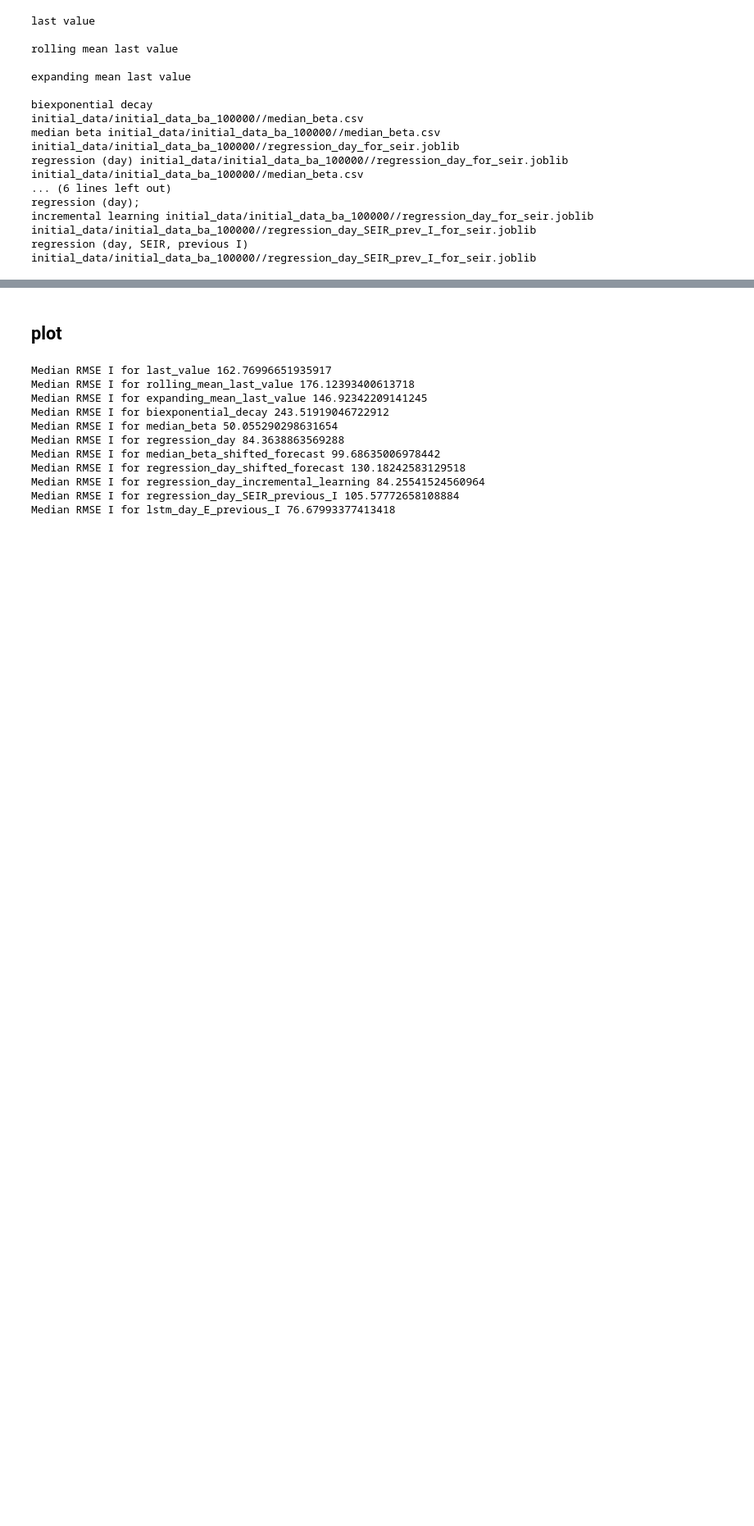
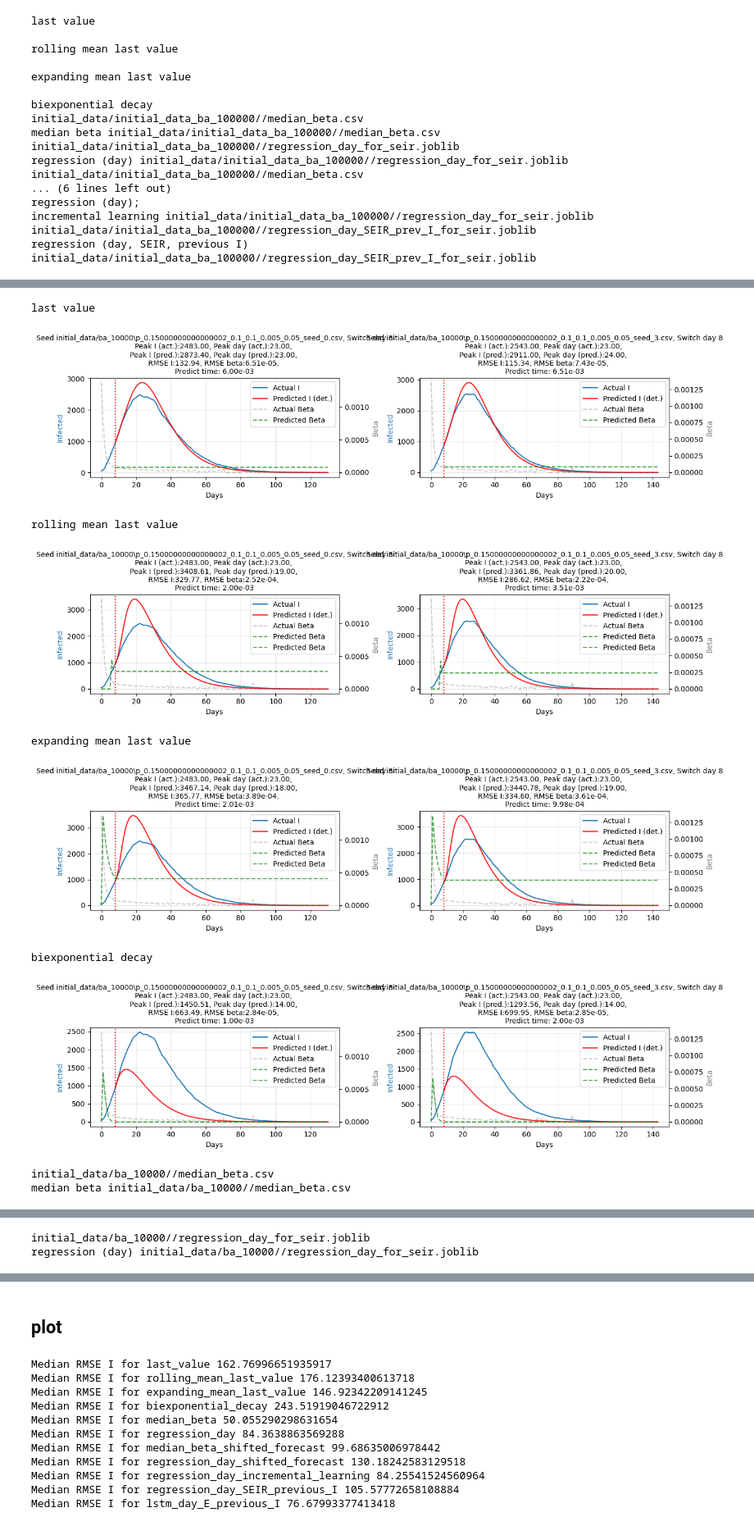
Before and after one commit to Mpkosh/network_hybrid_33, a Jupyter notebook: apply_and_see.ipynb, the cells around one changed output, grey strips where cells are left out. Shown at 82% size. Cells and saved outputs as stored; diff of their text form; code cells hidden in the pictures; blank space fills up the shorter version.

```diff
--- a/apply_and_see.ipynb
+++ b/apply_and_see.ipynb
@@ -42,9 +33,16 @@ if end_df.shape[0]:
 # %%
 def apply_methods(seed_dirs='initial_data/initial_data_ba_10000/',
-                 idx_s=0, idx_e=11, n_seeds=1201, show_fig_flag=False):
+                  df_seeds = 'initial_data/seeds_set_parameters.csv',
+                 idx_s=0, idx_e=11, n_seeds=1201, show_fig_flag=False,
+                 is_filename=False, sigma=0.1, gamma=0.08):
 
-    df_seeds = pd.read_csv('initial_data/seeds_set_parameters.csv')
-    seed_numbers = df_seeds[df_seeds.set=='test']['seed_number'].values[:n_seeds]
+    df_seeds = pd.read_csv(df_seeds)
+    if is_filename:
+        col = 'file'
+    else:
+        col='seed_number'
+
+    seed_numbers = df_seeds[df_seeds.set=='test'][col].values[:n_seeds]
 
     types_start_day = ['roll_var_npeople']#, 'roll_var', 'roll_var_seq']
 
@@ -94,8 +92,9 @@ def apply_methods(seed_dirs='initial_data/initial_data_ba_10000/',
                                     seed_numbers=seed_numbers,
                                     show_fig_flag=show_fig_flag,
                                     seed_dirs=seed_dirs,
-                                    sigma=0.1, gamma=0.08,
-                                    ax=None, model_path=model_path)
+                                    sigma=sigma, gamma=gamma,
+                                    ax=None, model_path=model_path,
+                                    is_filename=is_filename)
             # creating a dataframe for peaks
             all_peak = pd.DataFrame(all_peak, columns=['actual_peak_I', 'predicted_peak_I',
                                                        'actual_peak_day', 'predicted_peak_day'])
@@ -109,14 +108,17 @@ def apply_methods(seed_dirs='initial_data/initial_data_ba_10000/',
             # merging dataframes
             results = pd.concat([rmse_df, all_peak], axis=1)
 
-            ntype, npop = seed_dirs[26:-1].split('_')
-            if int(npop) == 10000:
-                npop = ''
-            elif int(npop) == 100000:
-                npop = '_100k'
-            elif int(npop) == 50000:
-                npop = '_50k'
-
-            results.to_csv(f'results/{ntype+npop}/{type_start_day}/{new_label}_results.csv',
+            if is_filename:
+                results.to_csv(f'results/new_ba_10k/{type_start_day}/{new_label}_results.csv',
                            index=False)
+            else:
+                ntype, npop = seed_dirs[26:-1].split('_')
+                if int(npop) == 10000:
+                    npop = ''
+                elif int(npop) == 100000:
+                    npop = '_100k'
+                elif int(npop) == 50000:
+                    npop = '_50k'
+                results.to_csv(f'results/{ntype+npop}/{type_start_day}/{new_label}_results.csv',
+                           index=False)
 # %%
@@ -256,0 +236,16 @@ regression (day, SEIR, previous I) initial_data/initial_data_ba_100000//regressi
+# %%
+apply_methods(seed_dirs='initial_data/ba_10000/',
+              df_seeds = 'initial_data/new_seeds_parameters.csv',
+              idx_s=0, idx_e=11, n_seeds=2, show_fig_flag=True,
+             is_filename=True, sigma=0.1, gamma=0.1)
+# %% [output]
+last value
+[figure, added]
+rolling mean last value
+[figure, added]
+expanding mean last value
+[figure, added]
+biexponential decay
+[figure, added]
+initial_data/ba_10000//median_beta.csv
+median beta initial_data/ba_10000//median_beta.csv
@@ -256,0 +253,2 @@ regression (day, SEIR, previous I) initial_data/initial_data_ba_100000//regressi
+initial_data/ba_10000//regression_day_for_seir.joblib
+regression (day) initial_data/ba_10000//regression_day_for_seir.joblib
```
Also changed, not shown: parts of 9 cells of this notebook, 28 other files.
